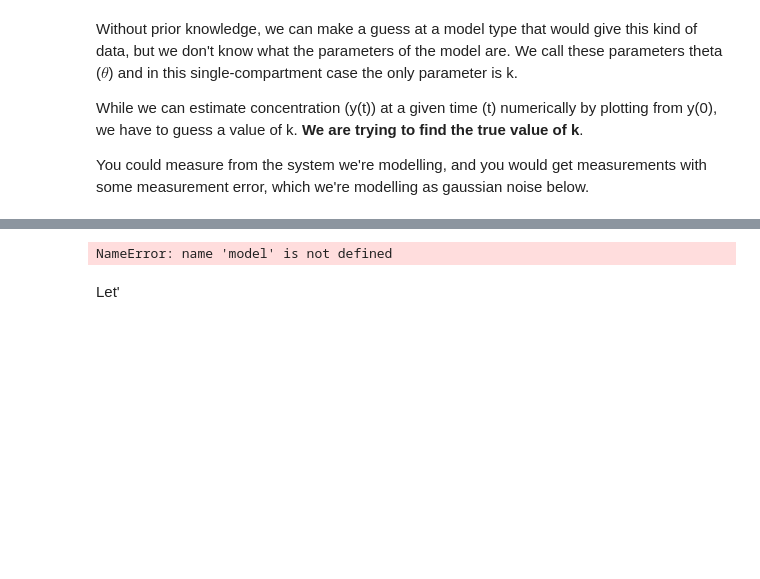
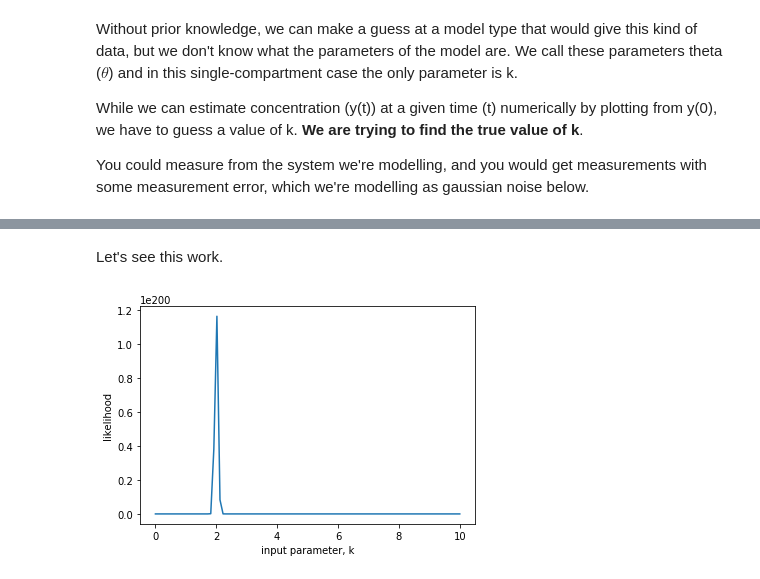
Before and after one commit to simonmarchant/pkpd-practice, a Jupyter notebook: Bayesian sampling.ipynb, the cells around one changed output, grey strips where cells are left out. Saved outputs shown, nothing was run; the diff lists cells and outputs as text; code cells hidden in the pictures; blank space fills up the shorter version.

```diff
--- a/Bayesian sampling.ipynb
+++ b/Bayesian sampling.ipynb
@@ -11,11 +16,28 @@ times = np.linspace(0,10,100)
 
 # A one-compartment PK model is basically an ODE for an exponential decay curve
 def onecomp(y, t, k):
+    """A one-compartment PK model, aka simple exponential decay
+    In
+    y: y-axis value
+    t: x-axis value
+    k: gradient parameter
+
+    Out: gradient at the given point
+    """
     dydt = -k * y
     return dydt
 
 # You can solve ODEs with the Forward Euler method
 def ForwardEuler(func, k, y0, times):
+    """Numerically calculate an ODE (forward Euler technique)
+    In
+    func: function giving the derivative
+    k: parameters the function requires as input
+    y0: y at t=0
+    times: array of times at which to calculate y
+
+    Out: array of y values at corresponding points in times
+    """
     y = y0
     y_solution = [y0]
     h = times[2] - times[1]
@@ -27,10 +49,10 @@ def ForwardEuler(func, k, y0, times):
 
     return y_solution
 
-# We don't actually know these values
+# This is what the model looks like. We don't actually know these values
 actual_values = ForwardEuler(onecomp, k, 1, times)
 
-# Plot the model
+# Plot the model results
 plt.figure()
 plt.xlabel('Time')
 plt.ylabel('Concentration')
@@ -126,6 +184,14 @@ def likelihood_k(theta, y_data):
 # It gives ...
 
 def propose_new_theta(model, y_data, theta):
+    """Randomly proposes a new theta and decides whether to accept or not
+    In
+    model: instance of OdeModel class
+    y_data: list with experimental data
+    theta: parameters, in a list
+
+    Out: new parameters, either the same (if proposed not accepted) or different
+    """
 
     numerator = model.prior(theta) * model.likelihood(theta, y_data)
 
@@ -134,7 +200,7 @@ def propose_new_theta(model, y_data, theta):
     for key, value in theta.items():
         proposed_k = np.random.normal(value, model.covariates[key])
         proposed_theta[key] = proposed_k
-    proposed_numerator = model.prior(proposed_theta) * model.likelihood(proposed_theta, model.y, y_data)
+    proposed_numerator = model.prior(proposed_theta) * model.likelihood(proposed_theta, y_data)
 
     # if the new numerator should be accepted (metropolis hastings criteria), replace theta
     if proposed_numerator == 0:
@@ -152,8 +218,6 @@ def propose_new_theta(model, y_data, theta):
     else:
         model.log['allfracs'].append(proposed_numerator/numerator)
     return theta
-# %% [output]
-NameError: name 'model' is not defined
 # %%
 # This just runs propose_new_theta repeatedly
 
@@ -171,5 +235,18 @@ def metropolishastings(model, y_data, blocksize, number_of_blocks):
         for threadnum, thetas_onelot in enumerate(model.thetas):
             metropolis_singlethread(model, y_data, threadnum, blocksize)
         n = n+1
-# %% [markdown]
-Let'
+# %% [markdown]
+Let's see this work.
+# %%
+ks = np.linspace(0,10,100)
+likelihoods = []
+for k in ks:
+    likelihoods.append(likelihood_k({'k':k}, noisy_data))
+
+plt.figure()
+plt.plot(ks, likelihoods)
+plt.xlabel('input parameter, k')
+plt.ylabel('likelihood')
+plt.show()
+# %% [output]
+[figure, added]
```
Also changed, not shown: parts of 12 cells of this notebook, 1 other file.
